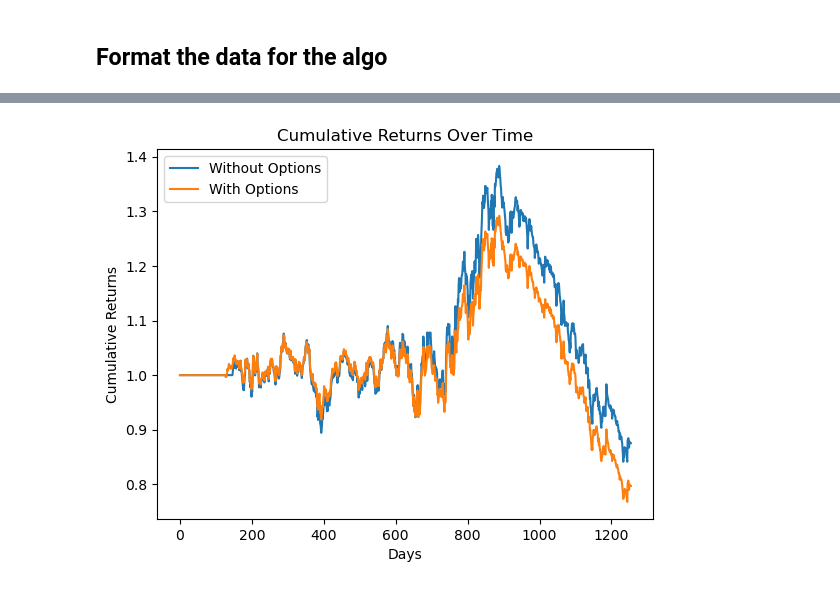
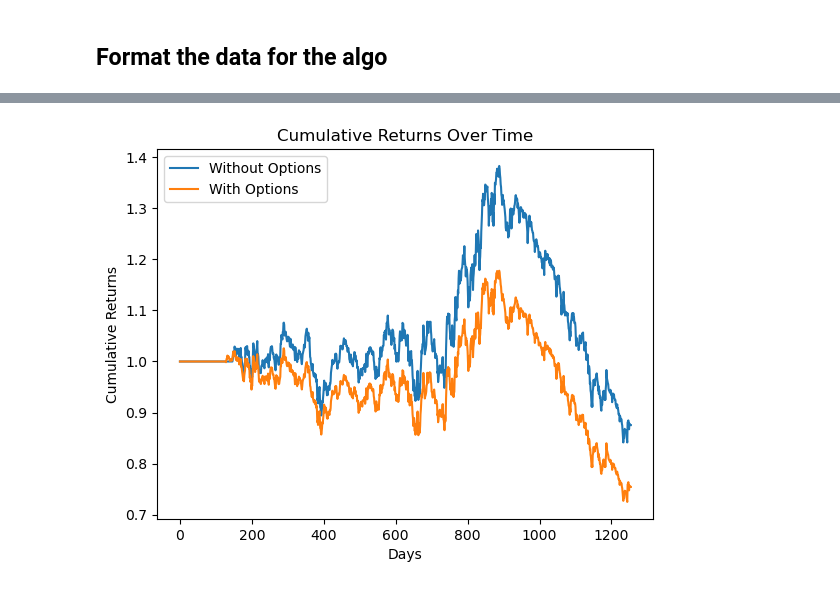
Before and after one commit to PoloX2021/Lookback-options-for-momentum-strategies, a Jupyter notebook: execution.ipynb, the cells around one changed output, grey strips where cells are left out. Drawn from its saved outputs; the diff is of its cells as text; code cells hidden in the pictures.

```diff
--- a/execution.ipynb
+++ b/execution.ipynb
@@ -108,0 +164,37 @@ print(returns_data[-50:])
+# %%
+vol_data = df['VIX'] * 1.5 / 100
+#print(vol_data.head())
+
+expected_returns_data = pd.DataFrame(0.1, index = price_data.index, columns = ['expected_return'])['expected_return']
+
+vol_data2 = pd.DataFrame(0, price_data.index, price_data.columns)
+for tick in price_data.columns:
+    vol_data2[tick] = vol_data
+
+returns_data4 = compute_returns(
+    price_data,
+    annualized_volatility,
+    expected_returns_data,
+    start_day=0,
+    lookback=126,
+    waiting=20,
+    holding=70,
+    top_quantile=0.2,
+    bottom_quantile=0.2,
+    long_only=True,
+    with_options=False
+)
+
+returns_data_option4 = compute_returns(
+    price_data,
+    annualized_volatility,
+    expected_returns_data,
+    start_day=0,
+    lookback=126,
+    waiting=20,
+    holding=70,
+    top_quantile=0.2,
+    bottom_quantile=0.2,
+    long_only=True,
+    with_options=True
+)
@@ -109,23 +250,23 @@ print(returns_data[-50:])
 # %%
 x  = []
 y = []
 z = []
 res = 1
 res2 = 1
-for i in range(len(returns_data)):
+for i in range(len(returns_data4)):
     x.append(i)
-    res = res * (1 + returns_data[i])
+    res = res * (1 + returns_data4[i])
     y.append(res)
-    res2 = res2 * (1 + returns_data_option[i])
+    res2 = res2 * (1 + returns_data_option4[i])
     z.append(res2)
 
 plt.plot(x,y, label='Without Options')
 plt.plot(x,z, label='With Options')
 plt.xlabel('Days')
 plt.ylabel('Cumulative Returns')
 plt.title('Cumulative Returns Over Time')
 plt.legend()
 
 plt.show()
 # %% [output]
-[figure, old version]
+[figure, new version]
```
Also changed, not shown: parts of 8 cells of this notebook, 10 other files.
